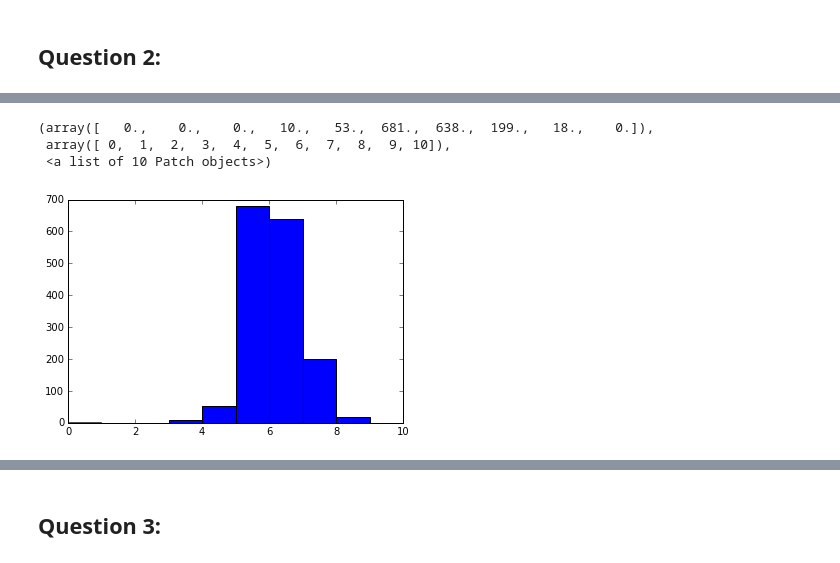
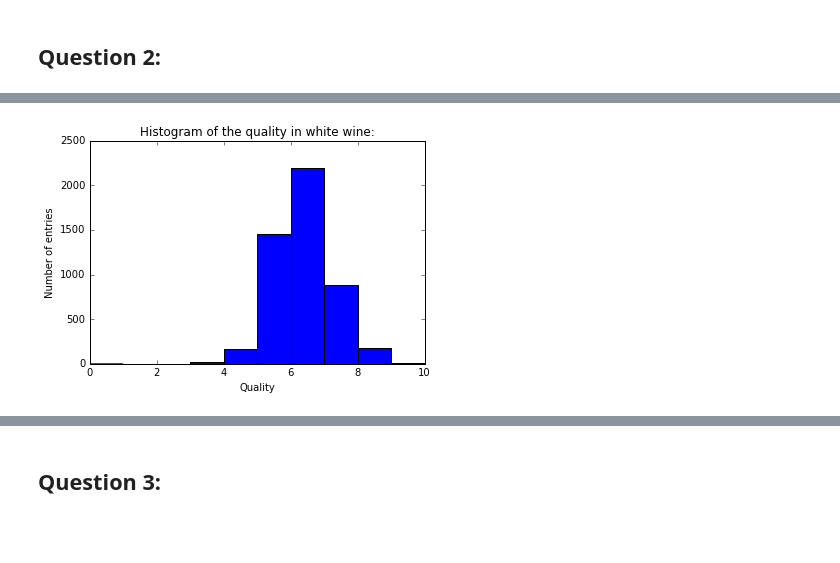
Before and after one commit to gabrieldemarmiesse/wine-prediction, a Jupyter notebook: Untitled.ipynb, the cells around one changed output, grey strips where cells are left out. Cells and saved outputs as stored; diff of their text form; code cells hidden in the pictures; blank space fills up the shorter version.

```diff
--- a/Untitled.ipynb
+++ b/Untitled.ipynb
@@ -25,7 +17,8 @@ plt.hist(white_wine_features_target[:, -1], bins=range(11))
-# %%
-plt.hist(red_wine_features_target[:,-1], bins = range(11))
-# %% [output]
-(array([   0.,    0.,    0.,   10.,   53.,  681.,  638.,  199.,   18.,    0.]),
- array([ 0,  1,  2,  3,  4,  5,  6,  7,  8,  9, 10]),
- <a list of 10 Patch objects>)
-[figure, removed]
+# %%
+plt.hist(white_wine_features_target[:, -1], bins=range(11))
+plt.xlabel("Quality")
+plt.ylabel("Number of entries")
+plt.title("Histogram of the quality in white wine:")
+plt.show()
+# %% [output]
+[figure, added]
```
Also changed, not shown: parts of 23 cells of this notebook.
